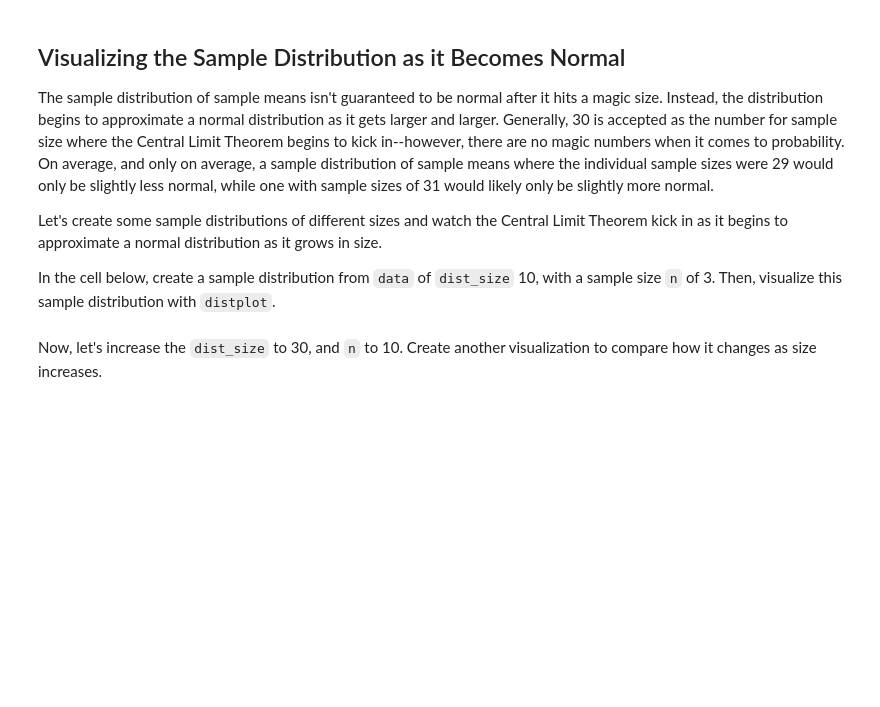
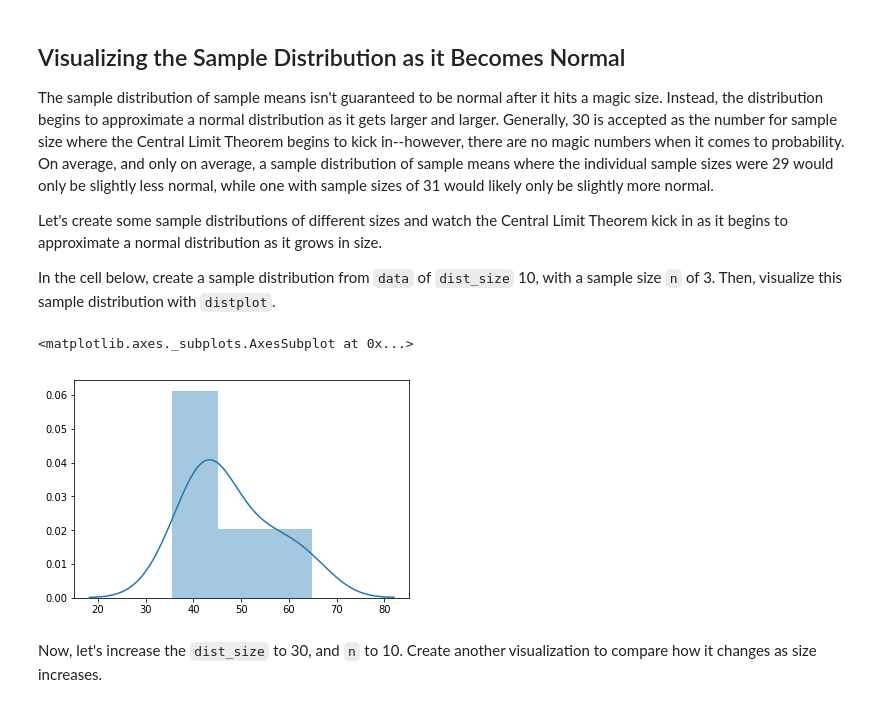
Before and after one commit to max-miller/dsc-central-limit-theorem-lab-nyc-ds-career-042219, a Jupyter notebook: index.ipynb, the cells around one changed output. Saved outputs shown, nothing was run; the diff lists cells and outputs as text; code cells hidden in the pictures; blank space fills up the shorter version.

```diff
--- a/index.ipynb
+++ b/index.ipynb
@@ -118,6 +118,9 @@ Let's create some sample distributions of different sizes and watch the Central
 
 In the cell below, create a sample distribution from `data` of `dist_size` 10, with a sample size `n` of 3. Then, visualize this sample distribution with `distplot`.
 # %%
-sns.distplot(create_sample_distribution(data, dist_size=100, n=30))
+sns.distplot(create_sample_distribution(df, dist_size=10, n=3))
+# %% [output]
+<matplotlib.axes._subplots.AxesSubplot at 0x...>
+[figure, added]
 # %% [markdown]
 Now, let's increase the `dist_size` to 30, and `n` to 10.  Create another visualization to compare how it changes as size increases.
```
Also changed, not shown: parts of 2 cells of this notebook.
